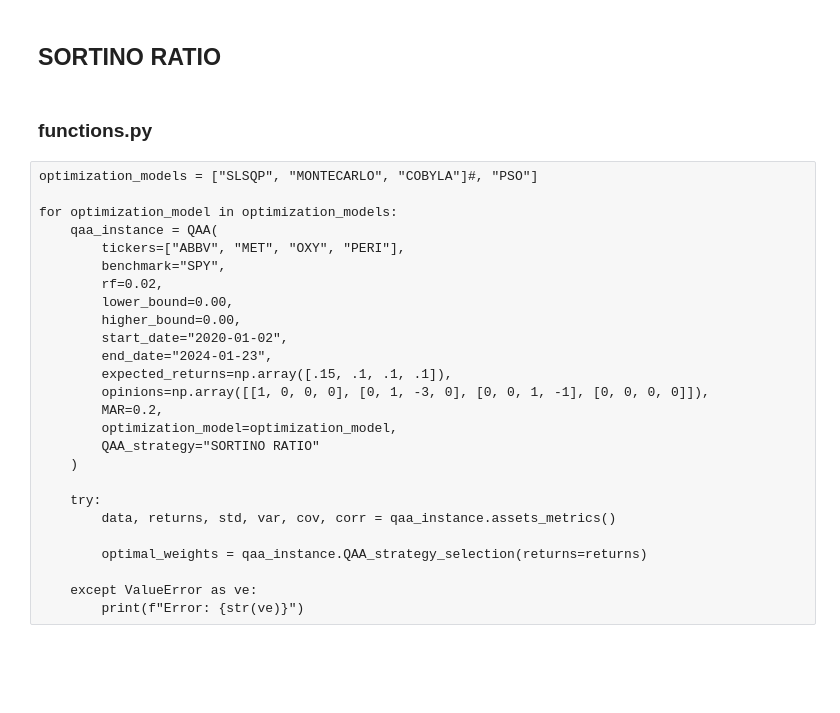
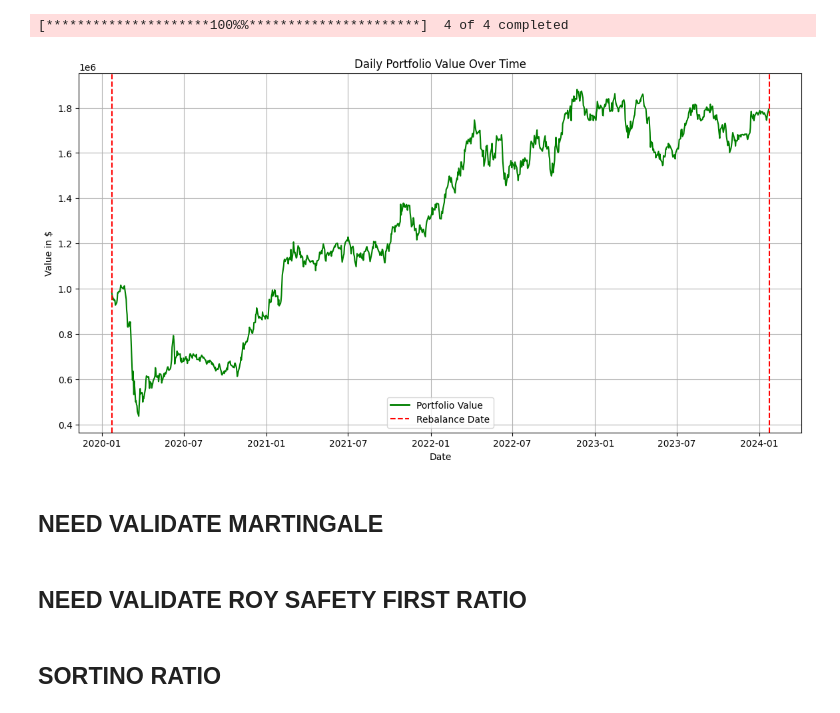
Before and after one commit to diegotita4/PAP-QAA_strategies, a Jupyter notebook: validations.ipynb, the cells around one changed output. Cells and saved outputs as stored; diff of their text form; code cells hidden in the pictures; blank space fills up the shorter version.

```diff
--- a/validations.ipynb
+++ b/validations.ipynb
@@ -252,30 +374,11 @@ for optimization_model in optimization_models:
+# %%
+plot_portfolio_value(resultados_sin_backtesting, tickers)
+# %% [output]
+[*********************100%%**********************]  4 of 4 completed
+[figure, added]
+# %% [markdown]
+## NEED VALIDATE MARTINGALE
+# %% [markdown]
+## NEED VALIDATE ROY SAFETY FIRST RATIO
 # %% [markdown]
 ## SORTINO RATIO
-# %% [markdown]
- ### functions.py
-# %% [raw]
-optimization_models = ["SLSQP", "MONTECARLO", "COBYLA"]#, "PSO"]
-
-for optimization_model in optimization_models:
-    qaa_instance = QAA(
-        tickers=["ABBV", "MET", "OXY", "PERI"],
-        benchmark="SPY",
-        rf=0.02,
-        lower_bound=0.00,
-        higher_bound=0.00,
-        start_date="2020-01-02",
-        end_date="2024-01-23",
-        expected_returns=np.array([.15, .1, .1, .1]),
-        opinions=np.array([[1, 0, 0, 0], [0, 1, -3, 0], [0, 0, 1, -1], [0, 0, 0, 0]]),
-        MAR=0.2,
-        optimization_model=optimization_model,
-        QAA_strategy="SORTINO RATIO"
-    )
-
-    try:
-        data, returns, std, var, cov, corr = qaa_instance.assets_metrics()
-
-        optimal_weights = qaa_instance.QAA_strategy_selection(returns=returns)
-
-    except ValueError as ve:
-        print(f"Error: {str(ve)}")
```
Also changed, not shown: parts of 102 cells of this notebook, 2 other files.
